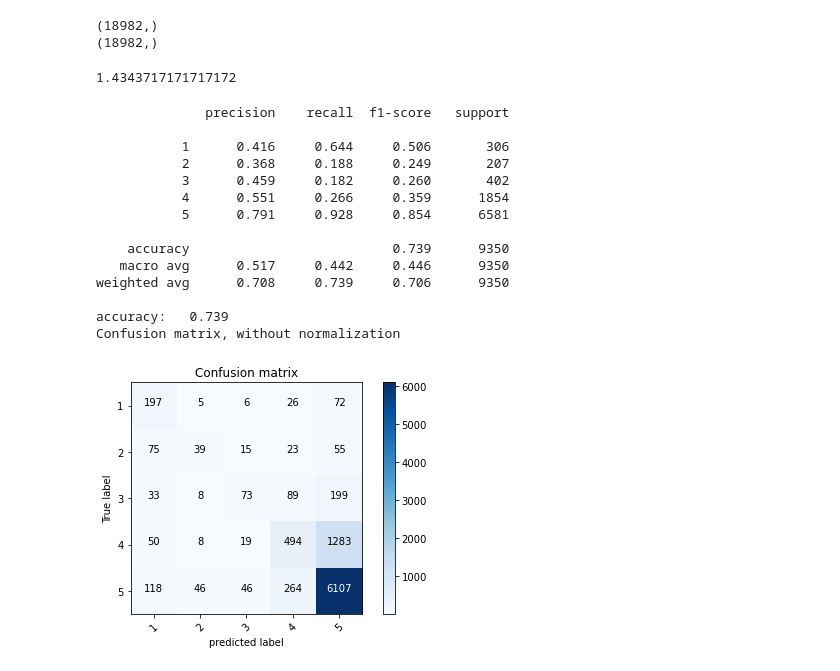
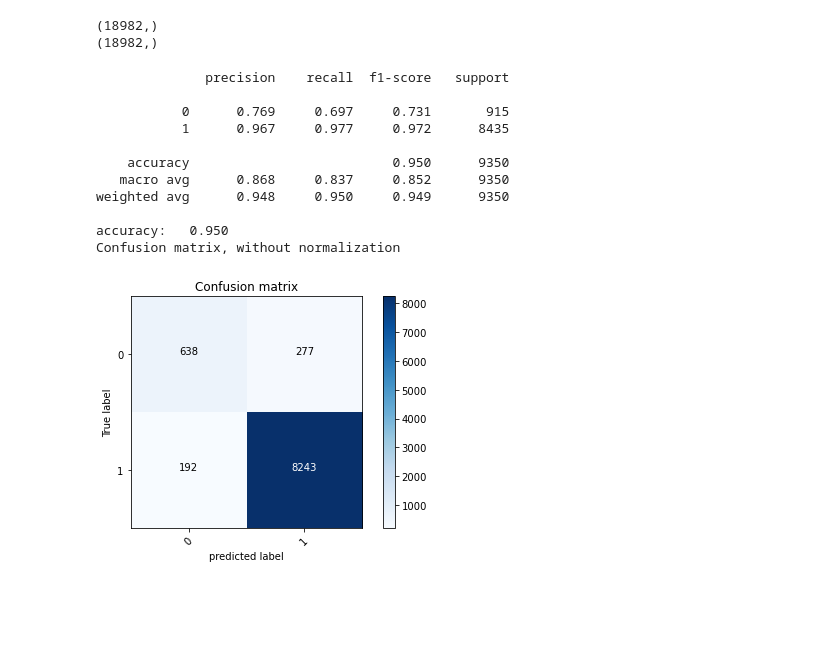
Before and after one commit to broepke/DATA110, a Jupyter notebook: Week 10/DATA110-Week10-broepke.ipynb, the cells around one changed output. Drawn from its saved outputs; the diff is of its cells as text; code cells hidden in the pictures; blank space fills up the shorter version.

```diff
--- a/Week 10/DATA110-Week10-broepke.ipynb
+++ b/Week 10/DATA110-Week10-broepke.ipynb
@@ -280,3 +331,10 @@ df['reviews.text'] = df['reviews.text'].apply(lambda x: process_string(x))
 df['reviews.text'][0]
 # %% [output]
 'order 3 one item bad qualiti miss backup spring put pc aluminum make batteri work '
+# %%
+# Tokenize the words
+df['reviews.text.tok'] = df['reviews.text'].apply(word_tokenize)
+# %%
+freq_stats = []
+for i in df['reviews.text.tok']:
+    freq_stats = freq_stats + i
@@ -284,7 +372,7 @@ df['reviews.text'][0]
 # Machine learning
 # %%
 X = df['reviews.text']
-y = df['reviews.rating']
+y = df['sent_label']
 
 # Make training and test sets
 X_train, X_test, y_train, y_test = train_test_split(X, y, test_size=0.33, random_state=53)
@@ -343,8 +437,3 @@ def get_alpha(X, y, model):
 vectorizer = TfidfVectorizer(stop_words='english', max_df=0.7, strip_accents='unicode')
 vec_train = vectorizer.fit_transform(X_train)
 vec_test = vectorizer.transform(X_test)
-# %%
-alph = get_alpha(vec_train, y_train, ComplementNB())
-alph
-# %% [output]
-1.4343717171717172
@@ -353,29 +444,28 @@ clf = ComplementNB(alpha=alph)
+# %%
+clf = SVC(class_weight='balanced', random_state=42)
 # %%
 clf.fit(vec_train, y_train)
 y_pred = clf.predict(vec_test)
 score = metrics.accuracy_score(y_test, y_pred)
 
 print(metrics.classification_report(y_test, y_pred, digits=3))
 
 print("accuracy:   %0.3f" % score)
-cm = metrics.confusion_matrix(y_test, y_pred, labels=[1,2,3,4,5])
-plot_confusion_matrix(cm, classes=[1,2,3,4,5])
+cm = metrics.confusion_matrix(y_test, y_pred, labels=[0,1])
+plot_confusion_matrix(cm, classes=[0,1])
 # %% [output]
               precision    recall  f1-score   support
 
-           1      0.416     0.644     0.506       306
-           2      0.368     0.188     0.249       207
-           3      0.459     0.182     0.260       402
-           4      0.551     0.266     0.359      1854
-           5      0.791     0.928     0.854      6581
+           0      0.769     0.697     0.731       915
+           1      0.967     0.977     0.972      8435
 
-    accuracy                          0.739      9350
-   macro avg      0.517     0.442     0.446      9350
-weighted avg      0.708     0.739     0.706      9350
+    accuracy                          0.950      9350
+   macro avg      0.868     0.837     0.852      9350
+weighted avg      0.948     0.950     0.949      9350
 
-accuracy:   0.739
+accuracy:   0.950
 Confusion matrix, without normalization
-[figure, old version]
+[figure, new version]
 # %%
 sid = SentimentIntensityAnalyzer()
 # %%
```
Also changed, not shown: parts of 23 cells of this notebook.
